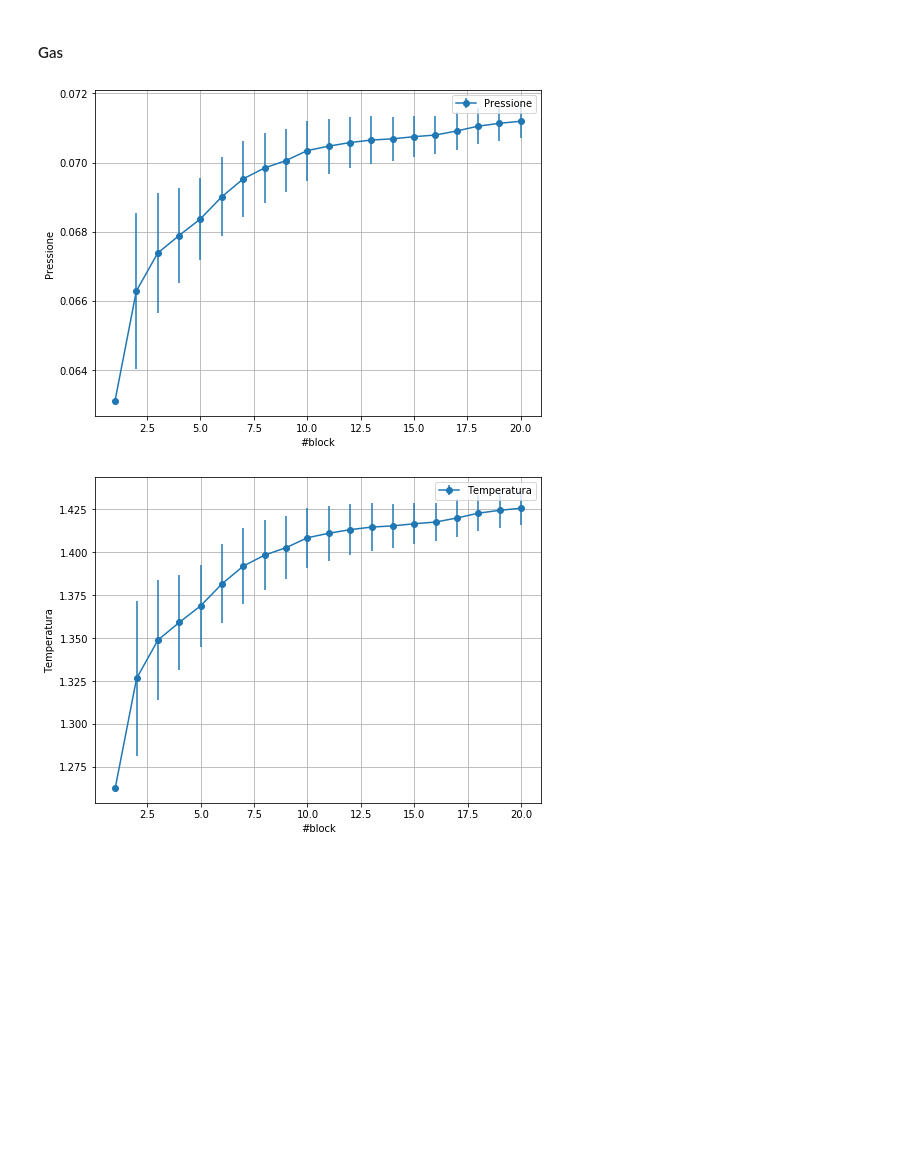
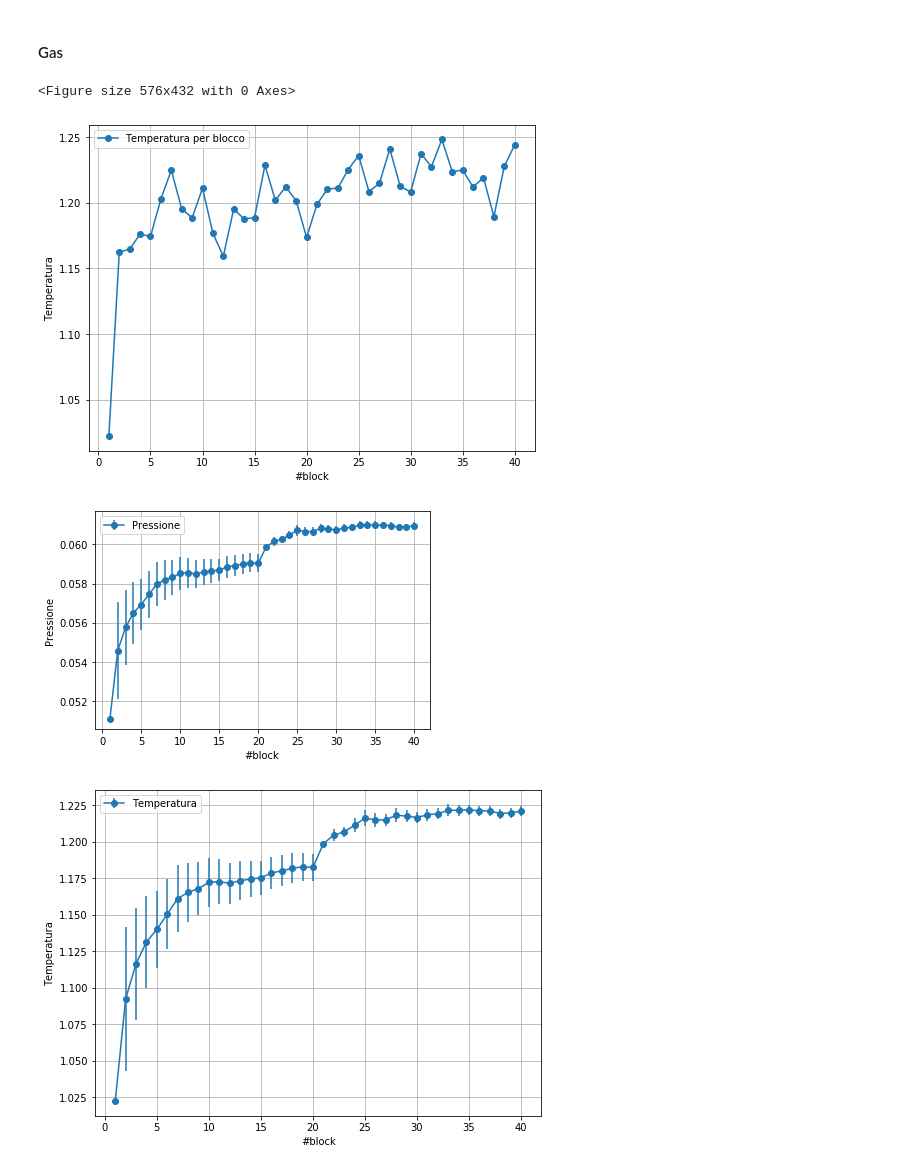
Before and after one commit to dariopullia/Numerical_Simulations_Lab, a Jupyter notebook: 04/Lezione4.ipynb, the cells around one changed output. Saved outputs shown, nothing was run; the diff lists cells and outputs as text; code cells hidden in the pictures; blank space fills up the shorter version.

```diff
--- a/04/Lezione4.ipynb
+++ b/04/Lezione4.ipynb
@@ -18,17 +18,30 @@ import matplotlib.pyplot as plt
 import numpy as np
 
 npart=108
-N=20
+N=40
 #ave, ave_prog, err = np.loadtxt("ex-4/MDNVE_MCNVT/output_pres.dat", usecols=(2,3,4), delimiter=' ', unpack='true')
 pres, presErr= np.loadtxt("data02/liquid/output_pres.dat", usecols=(2,3), delimiter=' ', unpack='true')
 Etot, EtotErr= np.loadtxt("data02/liquid/output_etot.dat", usecols=(2,3), delimiter=' ', unpack='true')
 Epot, EpotErr= np.loadtxt("data02/liquid/output_epot.dat", usecols=(2,3), delimiter=' ', unpack='true')
 Ekin, EkinErr= np.loadtxt("data02/liquid/output_ekin.dat", usecols=(2,3), delimiter=' ', unpack='true')
 Temp, TempErr= np.loadtxt("data02/liquid/output_temp.dat", usecols=(2,3), delimiter=' ', unpack='true')
+TempInsta= np.loadtxt("data02/liquid/output_temp.dat", usecols=(1), delimiter=' ', unpack='true')
 
 
 x = np.arange(N)+1
 fig=plt.figure(figsize=(8, 6))
+
+fig=plt.figure(figsize=(8, 6))
+plt.plot(x,TempInsta, marker="o", label="Temperatura per blocco")
+plt.xlabel('#block')
+plt.ylabel('Temperatura')
+#plt.axhline(y = 14.97579, color = 'r', linestyle = '-',label="Call Price with Analytical method")
+plt.grid(True)
+plt.legend()
+plt.show()
+
+
+
 
 plt.errorbar(x,pres, yerr=presErr, marker="o", label="Pressione")
 plt.xlabel('#block')
@@ -116,33 +145,47 @@ plt.show()
 # %%
 pres, presErr= np.loadtxt("data02/gas/output_pres.dat", usecols=(2,3), delimiter=' ', unpack='true')
 Etot, EtotErr= np.loadtxt("data02/gas/output_etot.dat", usecols=(2,3), delimiter=' ', unpack='true')
 Epot, EpotErr= np.loadtxt("data02/gas/output_epot.dat", usecols=(2,3), delimiter=' ', unpack='true')
 Ekin, EkinErr= np.loadtxt("data02/gas/output_ekin.dat", usecols=(2,3), delimiter=' ', unpack='true')
 Temp, TempErr= np.loadtxt("data02/gas/output_temp.dat", usecols=(2,3), delimiter=' ', unpack='true')
+TempInsta= np.loadtxt("data02/gas/output_temp.dat", usecols=(1), delimiter=' ', unpack='true')
 
 
 x = np.arange(N)+1
 fig=plt.figure(figsize=(8, 6))
+
+
+fig=plt.figure(figsize=(8, 6))
+plt.plot(x,TempInsta, marker="o", label="Temperatura per blocco")
+plt.xlabel('#block')
+plt.ylabel('Temperatura')
+#plt.axhline(y = 14.97579, color = 'r', linestyle = '-',label="Call Price with Analytical method")
+plt.grid(True)
+plt.legend()
+plt.show()
+
 
 plt.errorbar(x,pres, yerr=presErr, marker="o", label="Pressione")
 plt.xlabel('#block')
 plt.ylabel('Pressione')
 #plt.axhline(y = 14.97579, color = 'r', linestyle = '-',label="Call Price with Analytical method")
 plt.grid(True)
 plt.legend()
 plt.show()
 
 fig=plt.figure(figsize=(8, 6))
 plt.errorbar(x,Temp, yerr=TempErr, marker="o", label="Temperatura")
 plt.xlabel('#block')
 plt.ylabel('Temperatura')
 #plt.axhline(y = 14.97579, color = 'r', linestyle = '-',label="Call Price with Analytical method")
 plt.grid(True)
 plt.legend()
 plt.show()
 # %% [output]
+<Figure size 576x432 with 0 Axes>
-[figure, old version]
+[figure, new version]
-[figure, old version]
+[figure, new version]
+[figure, added]
 # %%
 fig=plt.figure(figsize=(8, 6))
 
```
Also changed, not shown: parts of 5 cells of this notebook, 43 other files.
